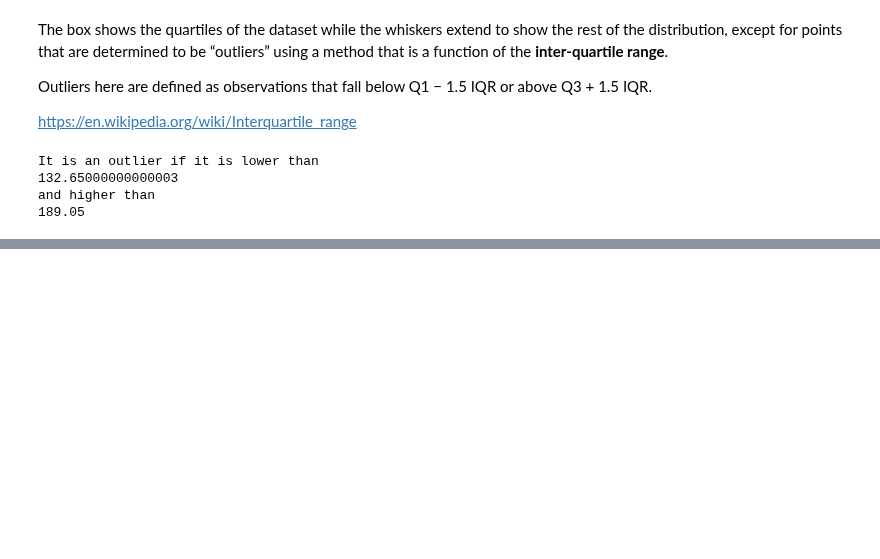
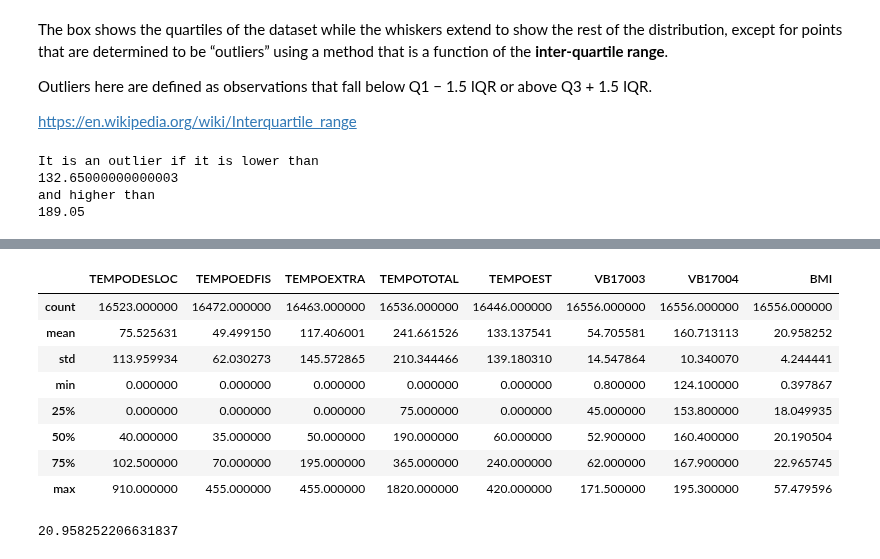
Before and after one commit to gabrielatrindade/alura-bootcamp, a Jupyter notebook: module3/pense_2015.ipynb, the cells around one changed output, grey strips where cells are left out. Drawn from its saved outputs; the diff is of its cells as text; code cells hidden in the pictures; blank space fills up the shorter version.

Commit message:
module3: pense 2015: lesson 5: done challenges lesson 5: done

```diff
--- a/module3/pense_2015.ipynb
+++ b/module3/pense_2015.ipynb
@@ -1092,0 +1227,6 @@ and higher than
+# %%
+height_average = pense_2015['VB17004'].mean()
+pense_2015['HEIGHT_AVERAGE'] = height_average
+
+
+pense_2015[['VB17004', 'HEIGHT_AVERAGE']]
@@ -1092,0 +1249,18 @@ and higher than
+# %%
+diff_height_height_average = \
+    (pense_2015['VB17004'] -
+     pense_2015['HEIGHT_AVERAGE'])
+
+pense_2015['DIFF_VB17004_HEIGHT_AVG'] = \
+    diff_height_height_average
+
+pense_2015['DIFF_VB17004_HEIGHT_AVG_ABS'] = \
+    diff_height_height_average.abs()
+
+pense_2015['DIFF_VB17004_HEIGHT_AVG_SQR'] = \
+    diff_height_height_average**2
+
+pense_2015[['VB17004', 'HEIGHT_AVERAGE',
+            'DIFF_VB17004_HEIGHT_AVG',
+            'DIFF_VB17004_HEIGHT_AVG_ABS',
+            'DIFF_VB17004_HEIGHT_AVG_SQR']]
@@ -1092,0 +1323,20 @@ and higher than
+# %%
+continuous_variables = ['TEMPODESLOC', 'TEMPOEDFIS', 'TEMPOEXTRA',
+                        'TEMPOTOTAL', 'TEMPOEST', 'VB17003', 'VB17004',
+                        'BMI']
+
+pense_2015[continuous_variables].describe()
+# %% [output]
+|  | TEMPODESLOC | TEMPOEDFIS | TEMPOEXTRA | TEMPOTOTAL | TEMPOEST | VB17003 | VB17004 | BMI |
+| count | 16523.000000 | 16472.000000 | 16463.000000 | 16536.000000 | 16446.000000 | 16556.000000 | 16556.000000 | 16556.000000 |
+| mean | 75.525631 | 49.499150 | 117.406001 | 241.661526 | 133.137541 | 54.705581 | 160.713113 | 20.958252 |
+| std | 113.959934 | 62.030273 | 145.572865 | 210.344466 | 139.180310 | 14.547864 | 10.340070 | 4.244441 |
+| min | 0.000000 | 0.000000 | 0.000000 | 0.000000 | 0.000000 | 0.800000 | 124.100000 | 0.397867 |
+| 25% | 0.000000 | 0.000000 | 0.000000 | 75.000000 | 0.000000 | 45.000000 | 153.800000 | 18.049935 |
+| 50% | 40.000000 | 35.000000 | 50.000000 | 190.000000 | 60.000000 | 52.900000 | 160.400000 | 20.190504 |
+| 75% | 102.500000 | 70.000000 | 195.000000 | 365.000000 | 240.000000 | 62.000000 | 167.900000 | 22.965745 |
+| max | 910.000000 | 455.000000 | 455.000000 | 1820.000000 | 420.000000 | 171.500000 | 195.300000 | 57.479596 |
+# %%
+pense_2015['BMI'].mean()
+# %% [output]
+20.958252206631837
```
Also changed, not shown: parts of 39 cells of this notebook.
